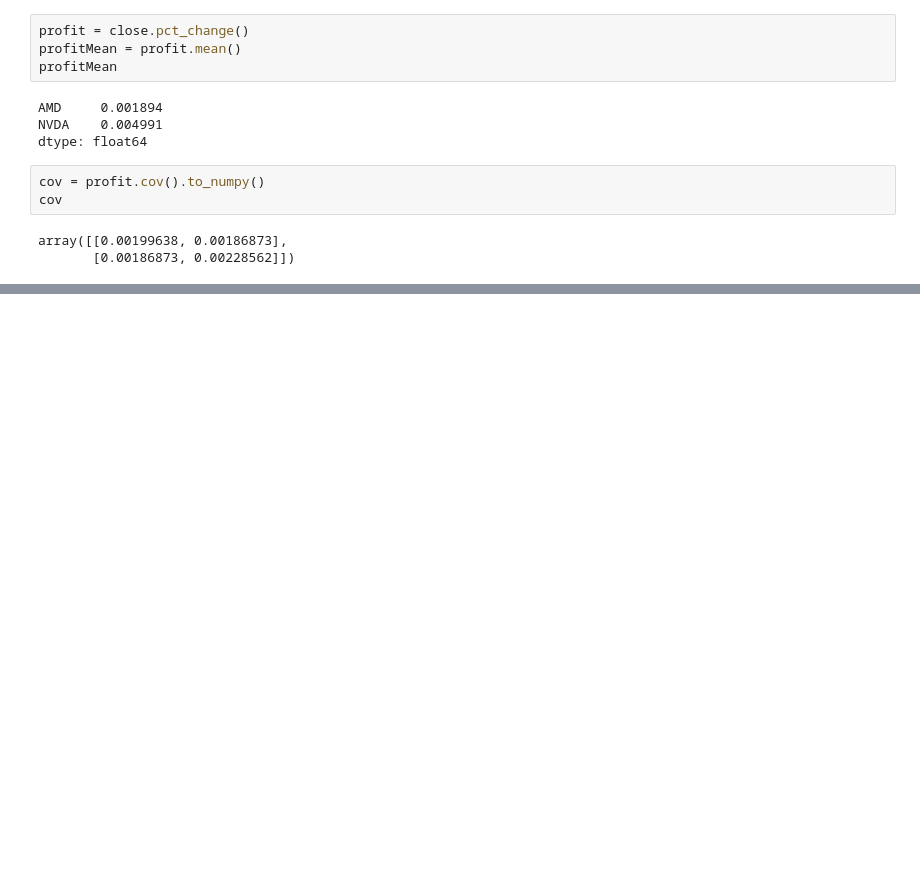
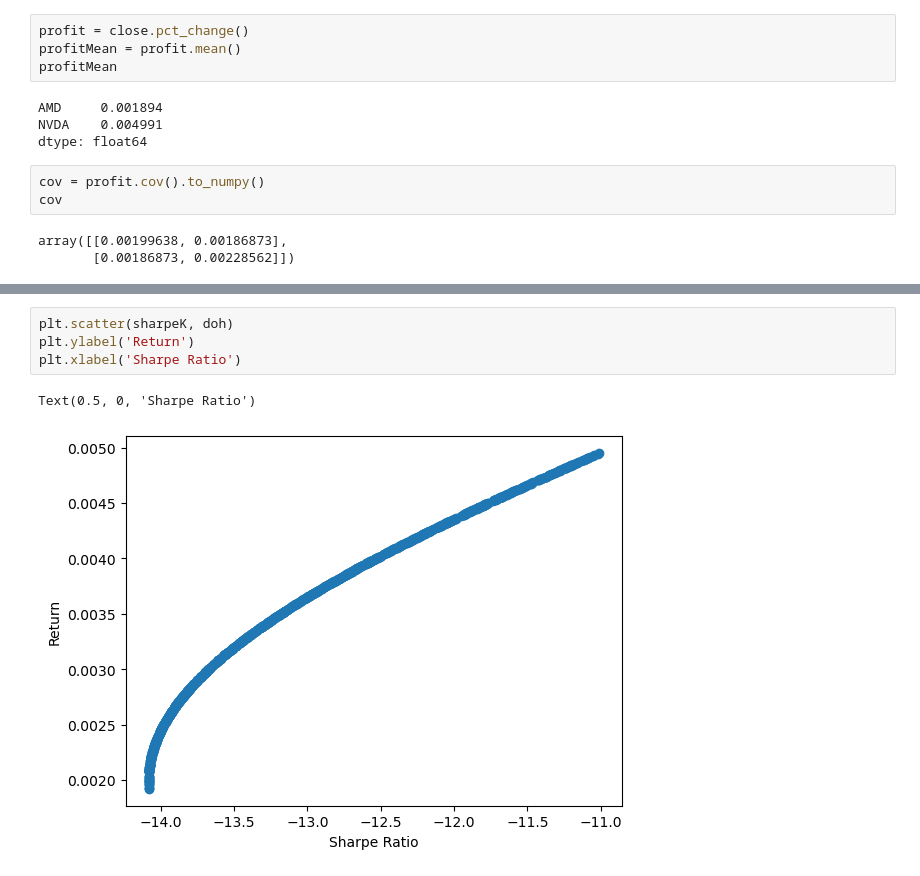
Before and after one commit to teadr1nker/finan, a Jupyter notebook: t3/file.ipynb, the cells around one changed output, grey strips where cells are left out. Cells and saved outputs as stored; diff of their text form; blank space fills up the shorter version.

```diff
--- a/t3/file.ipynb
+++ b/t3/file.ipynb
@@ -163,3 +169,10 @@ NVDA  23.590138
       доли, %
 AMD      50.0
 NVDA     50.0
+# %%
+plt.scatter(sharpeK, doh)
+plt.ylabel('Return')
+plt.xlabel('Sharpe Ratio')
+# %% [output]
+Text(0.5, 0, 'Sharpe Ratio')
+[figure, added]
```
Also changed, not shown: parts of 6 cells of this notebook.
